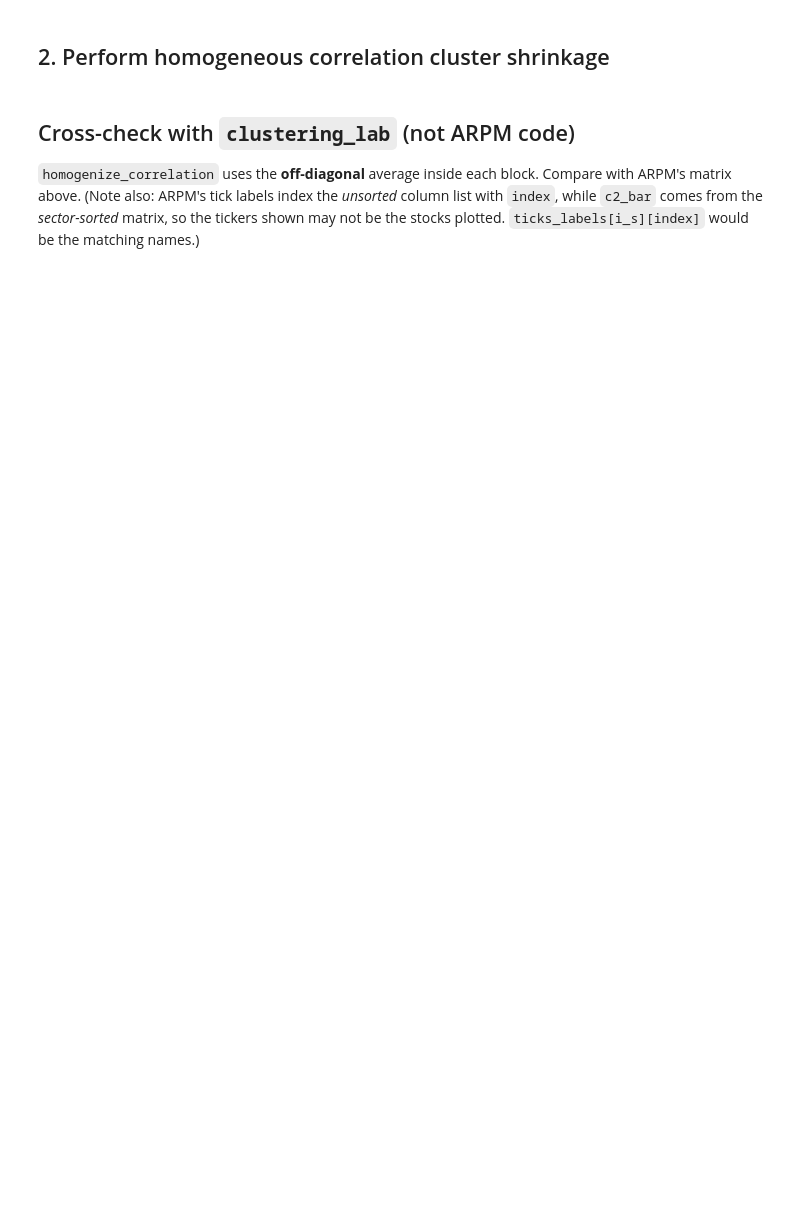
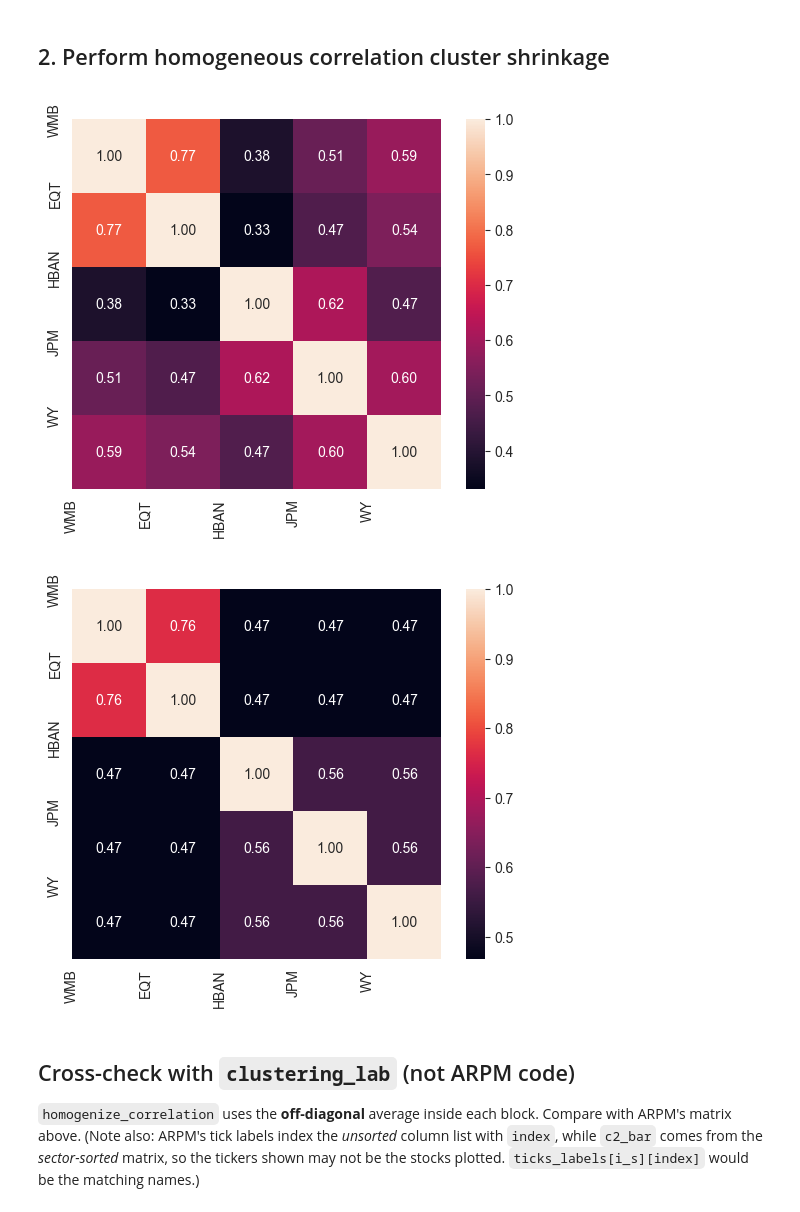
Before and after one commit to Gok-ML-AI/ARPM, a Jupyter notebook: probabilistic_machine_learning/unit3_autoencoders_graphical_clustering/notebooks/homogeneous_correlation_clustering.ipynb, the cells around one changed output. Saved outputs shown, nothing was run; the diff lists cells and outputs as text; code cells hidden in the pictures; blank space fills up the shorter version.

```diff
--- a/probabilistic_machine_learning/unit3_autoencoders_graphical_clustering/notebooks/homogeneous_correlation_clustering.ipynb
+++ b/probabilistic_machine_learning/unit3_autoencoders_graphical_clustering/notebooks/homogeneous_correlation_clustering.ipynb
@@ -53,65 +104,92 @@ c2_sec = c2_hist[ix_(i_s, i_s)]  # correlation matrix sorted by sectors
 # %% [markdown]
 ## 2. Perform homogeneous correlation cluster shrinkage
 # %%
-index = [96, 97, 128, 132, 138]  # entries of interest (you can change it)
-c2_bar = c2_sec[ix_(index, index)]  # correlation
+# entries of interest (I can change these values)
+index = [96, 97, 128, 132, 138]
+# cuts a 5x5 slice of the sector-sorted correlation matrix
+c2_bar = c2_sec[ix_(index, index)]
 
 # compute optimal clustering for matrix c2_bar
 i_clus = range(len(index))
+# creating a copy of the same 5x5 sector-sorted correlation matrix as created above
 c2_c = c2_bar[ix_(i_clus, i_clus)]
 
+# Defining the clusters
 # homogenize correlation using views
-l_clus = [0, 2, 5]  # vector such that l_hom(k+1):l_hom[k], vector of entries in k-th cluster (you can change it)
+# vector such that l_hom(k+1):l_hom[k], vector of entries in k-th cluster (I can change this...)
+# cluster boundaries
+l_clus = [0, 2, 5]
+# 2 clusters
 k_bar = len(l_clus) - 1
+# sizes: [2, 3]
 l_diff = diff(l_clus)
+#
 c2_clus = zeros((len(i_clus), len(i_clus)))
-threshold = 10**-5  # threshold for determinant equal to zero (you can change it)
-gamma = 1  # shrinkage coefficient to ensure positivity (you can change it)
-step = 0.005  # routine step (you can change it)
+# threshold for determinant equal to zero (you can change it)
+threshold = 10**-5
+# shrinkage coefficient to ensure positivity (you can change it)
+gamma = 1
+# routine step (you can change it)
+step = 0.005
+
+# The averaging loop
 for k1 in range(k_bar):
+    # rows of cluster k1
     d = range(l_clus[k1], l_clus[k1 + 1])
+    # its size
     b = l_diff[k1]
     if b > 1:
+        # avg off-diagonal correlation
         c2_tmp = sum(c2_c[ix_(d, d)] - eye(b))/(b*(b - 1))
         c2_clus[ix_(d, d)] = c2_tmp*ones((b, b))
-    for k2 in range(k1, k_bar):
+    # updated to produce the correct averages
+    for k2 in range(k1 + 1, k_bar):
         d1 = range(l_clus[k2], l_clus[k2 + 1])
+        # avg of block between k1 and k2
         c2_tmp = average(c2_c[ix_(d, d1)])
         b1 = l_diff[k2]
         c2_clus[ix_(d, d1)] = c2_tmp*ones((b, b1))
         c2_clus[ix_(d1, d)] = c2_tmp*ones((b1, b))
-        # 1 on main diagonals
+        # putting 1's back on the main diagonals
         c2_clus = c2_clus - diagflat(diag(c2_clus)) + diagflat(ones((1, len(i_clus))))
         c2_hom = c2_clus
 
 
 # ensure positivity
-lam_min = min(eigvalsh(c2_hom)) # smaller eigenvalues computation
+# smaller eigenvalues computation (smallest eigenvalue)
+lam_min = min(eigvalsh(c2_hom))
 while lam_min <= threshold:
+        # 1 -> 0.995 -> 0.990...
         gamma = gamma - step
         # homogenized correlation matrix
+        # shrink off-diagonals towards 0
         c2_hom = gamma*c2_hom
         # 1 on main diagonals
         c2_hom = c2_hom - diagflat(diag(c2_hom)) + diagflat(ones((1, len(i_clus))))
         # smallest eigenvalue update
         lam_min = min(eigvalsh(c2_hom))
         if gamma <= 0:
             print('convergence not reached')
 
 ############################################### plots ###############################################
 use_symbols = True  # True to use stocks symbols as labels, False to use sectors (you can change it)
 if use_symbols:
     ticks_labels = array([k for j,k in db_stocks_sp.columns.values])
 else:
     ticks_labels = array([j for j,k in db_stocks_sp.columns.values])
+# Align names with the sector sorted matrix (c2_sec)
+ticks_labels = ticks_labels[i_s]
 
 # starting correlation
 heatmap(c2_bar, square=True, annot=True, fmt='.2f')
 xticks(i_clus, ticks_labels[index], rotation=90); yticks(i_clus, ticks_labels[index]); show();
 
 # homogenized correlation
 heatmap(c2_hom, square=True, annot=True, fmt='.2f')
 xticks(i_clus, ticks_labels[index], rotation=90); yticks(i_clus, ticks_labels[index]); show();
+# %% [output]
+[figure, added]
+[figure, added]
 # %% [markdown]
 ## Cross-check with `clustering_lab` (not ARPM code)
 `homogenize_correlation` uses the **off-diagonal** average inside each block. Compare with ARPM's matrix above.
```
Also changed, not shown: parts of 6 cells of this notebook, 1 other file.
